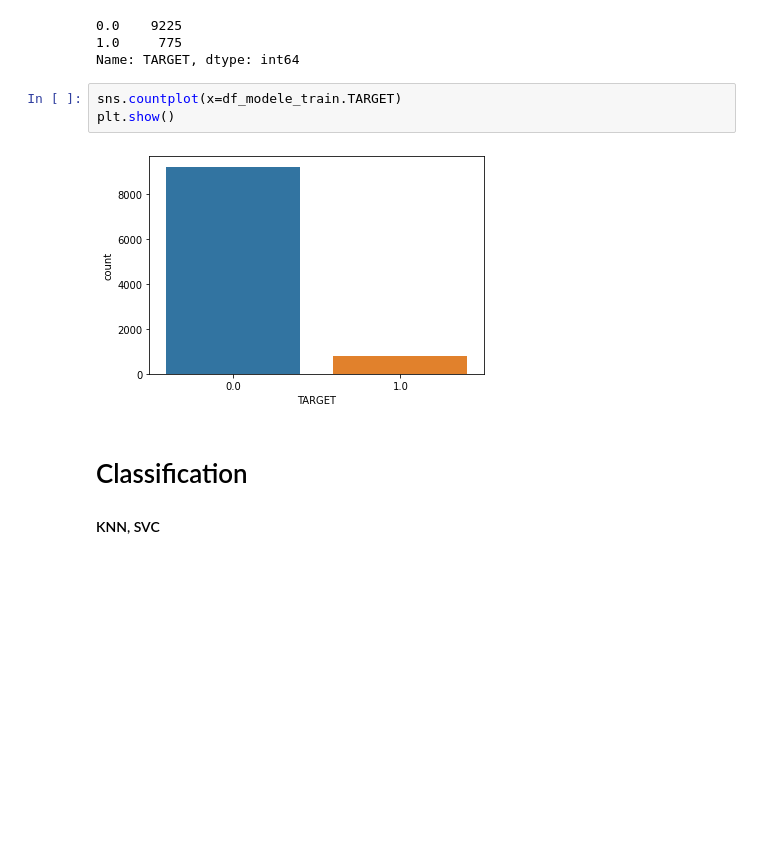
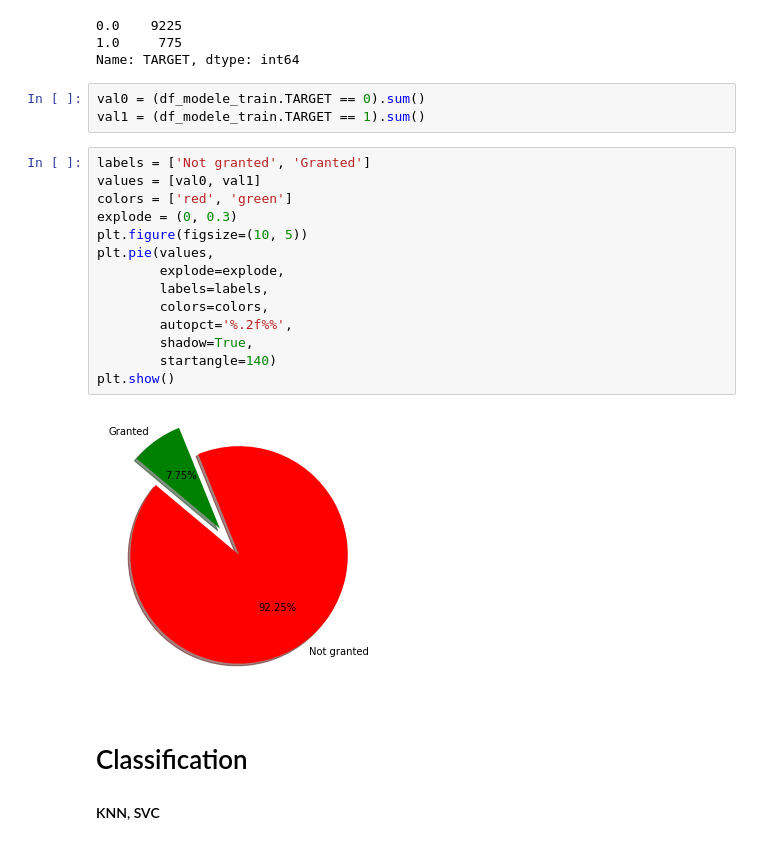
Before and after one commit to aboustev/OPC-Project_7, a Jupyter notebook: 04_NOTEBOOKS/Untitled.ipynb, the cells around one changed output. Saved outputs shown, nothing was run; the diff lists cells and outputs as text; blank space fills up the shorter version.

```diff
--- a/04_NOTEBOOKS/Untitled.ipynb
+++ b/04_NOTEBOOKS/Untitled.ipynb
@@ -493,11 +493,25 @@ df_modele_train.TARGET.value_counts()
 0.0    9225
 1.0     775
 Name: TARGET, dtype: int64
-# %%
-sns.countplot(x=df_modele_train.TARGET)
-plt.show()
-# %% [output]
-[figure, removed]
+# %%
+val0 = (df_modele_train.TARGET == 0).sum()
+val1 = (df_modele_train.TARGET == 1).sum()
+# %%
+labels = ['Not granted', 'Granted']
+values = [val0, val1]
+colors = ['red', 'green']
+explode = (0, 0.3)
+plt.figure(figsize=(10, 5))
+plt.pie(values,
+        explode=explode,
+        labels=labels,
+        colors=colors,
+        autopct='%.2f%%',
+        shadow=True,
+        startangle=140)
+plt.show()
+# %% [output]
+[figure, added]
 # %% [markdown]
 # Classification
 #### KNN, SVC
```
Also changed, not shown: parts of 26 cells of this notebook, 1 other file.
